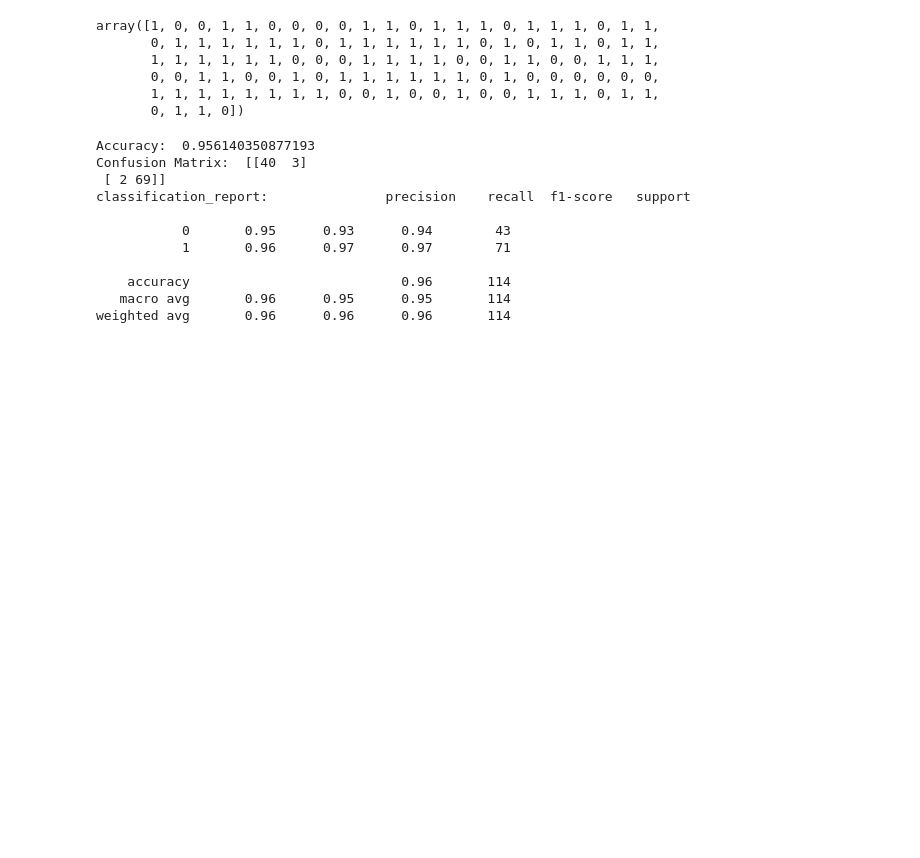
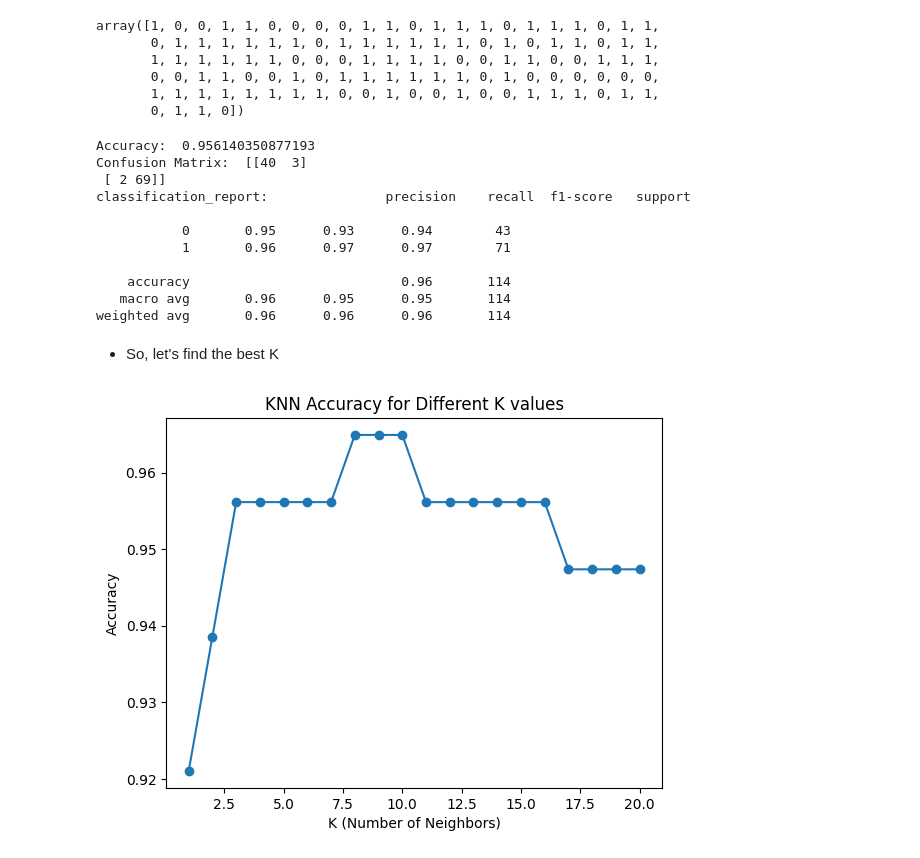
Before and after one commit to karthik-k11/Machine-Learning, a Jupyter notebook: ML/KNN_Breast_Cancer.ipynb, the cells around one changed output. Cells and saved outputs as stored; diff of their text form; code cells hidden in the pictures; blank space fills up the shorter version.

```diff
--- a/ML/KNN_Breast_Cancer.ipynb
+++ b/ML/KNN_Breast_Cancer.ipynb
@@ -63,3 +63,22 @@ classification_report:               precision    recall  f1-score   support
     accuracy                           0.96       114
    macro avg       0.96      0.95      0.95       114
 weighted avg       0.96      0.96      0.96       114
+# %% [markdown]
+- So, let's find the best K
+# %%
+import matplotlib.pyplot as plt
+
+accuracy_scores = []
+for k in range(1, 21):
+    knn = KNeighborsClassifier(n_neighbors=k)
+    knn.fit(X_train_Scaled, y_train)
+    y_pred = knn.predict(X_test_Scaled)
+    accuracy_scores.append(accuracy_score(y_test, y_pred))
+
+plt.plot(range(1, 21), accuracy_scores, marker='o')
+plt.xlabel("K (Number of Neighbors)")
+plt.ylabel("Accuracy")
+plt.title("KNN Accuracy for Different K values")
+plt.show()
+# %% [output]
+[figure, added]
```
